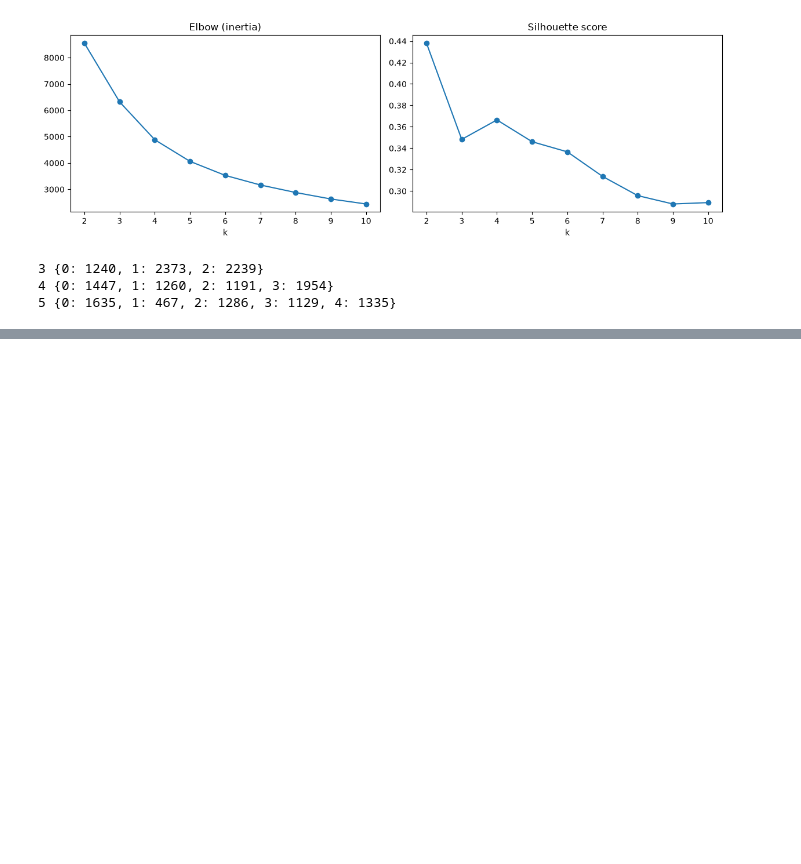
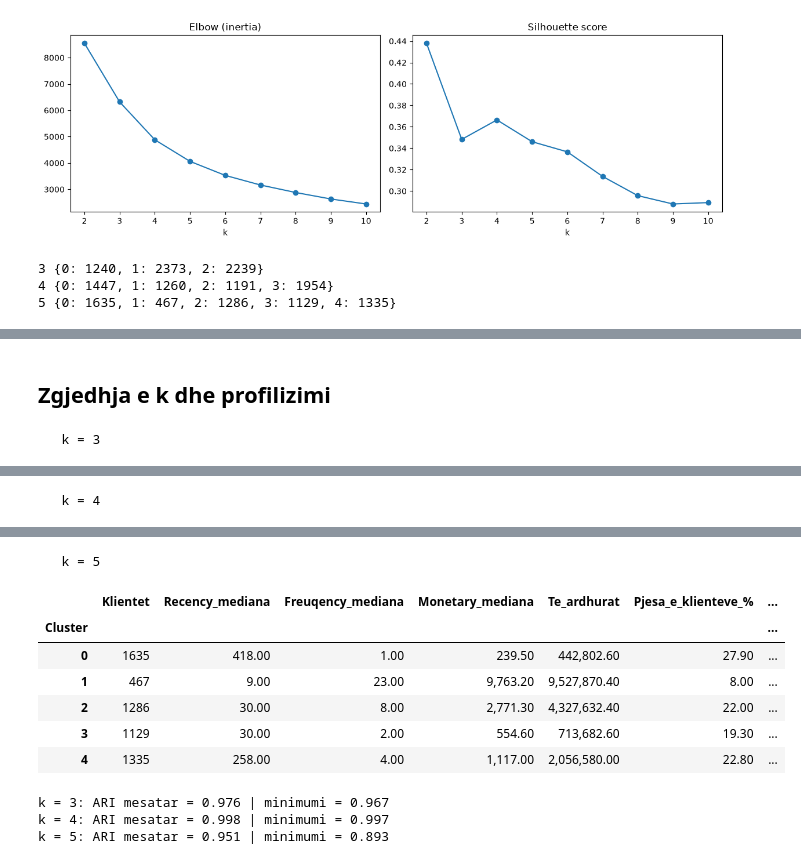
Before and after one commit to Dua-Gashi/online-retail-customer-analytics, a Jupyter notebook: notebooks/02_segmentation.ipynb, the cells around one changed output, grey strips where cells are left out. Cells and saved outputs as stored; diff of their text form; code cells hidden in the pictures; blank space fills up the shorter version.

Commit message:
Add cluster profiling, stability check and hierarchical comparison

```diff
--- a/notebooks/02_segmentation.ipynb
+++ b/notebooks/02_segmentation.ipynb
@@ -153,0 +175,14 @@ for k in [3, 4, 5]:
+# %% [markdown]
+## Zgjedhja e k dhe profilizimi
+# %%
+from sklearn.metrics import adjusted_rand_score, silhouette_score
+from src.segmentation import fit_kmeans, fit_hierarchical, profile_cluster, stability_check
+
+profiles = {}
+for k in [3,4,5]:
+    model, labels = fit_kmeans(scaled, k)
+    profiles[k] = profile_cluster(rfm, labels)
+    print(f"\n   k = {k}   ")
+    display(profiles[k])
+# %% [output]
+   k = 3
@@ -153,0 +194 @@ for k in [3, 4, 5]:
+   k = 4
@@ -153,0 +201,16 @@ for k in [3, 4, 5]:
+   k = 5
+|  | Klientet | Recency_mediana | Freuqency_mediana | Monetary_mediana | Te_ardhurat | Pjesa_e_klienteve_% | ... |
+| Cluster |  |  |  |  |  |  | ... |
+| 0 | 1635 | 418.00 | 1.00 | 239.50 | 442,802.60 | 27.90 | ... |
+| 1 | 467 | 9.00 | 23.00 | 9,763.20 | 9,527,870.40 | 8.00 | ... |
+| 2 | 1286 | 30.00 | 8.00 | 2,771.30 | 4,327,632.40 | 22.00 | ... |
+| 3 | 1129 | 30.00 | 2.00 | 554.60 | 713,682.60 | 19.30 | ... |
+| 4 | 1335 | 258.00 | 4.00 | 1,117.00 | 2,056,580.00 | 22.80 | ... |
+# %%
+for k in [3, 4, 5]:
+    ari = stability_check(scaled, k)
+    print(f"k = {k}: ARI mesatar = {np.mean(ari):.3f} | minimumi = {np.min(ari):.3f}")
+# %% [output]
+k = 3: ARI mesatar = 0.976 | minimumi = 0.967
+k = 4: ARI mesatar = 0.998 | minimumi = 0.997
+k = 5: ARI mesatar = 0.951 | minimumi = 0.893
```
Also changed, not shown: parts of 5 cells of this notebook, 1 other file.
